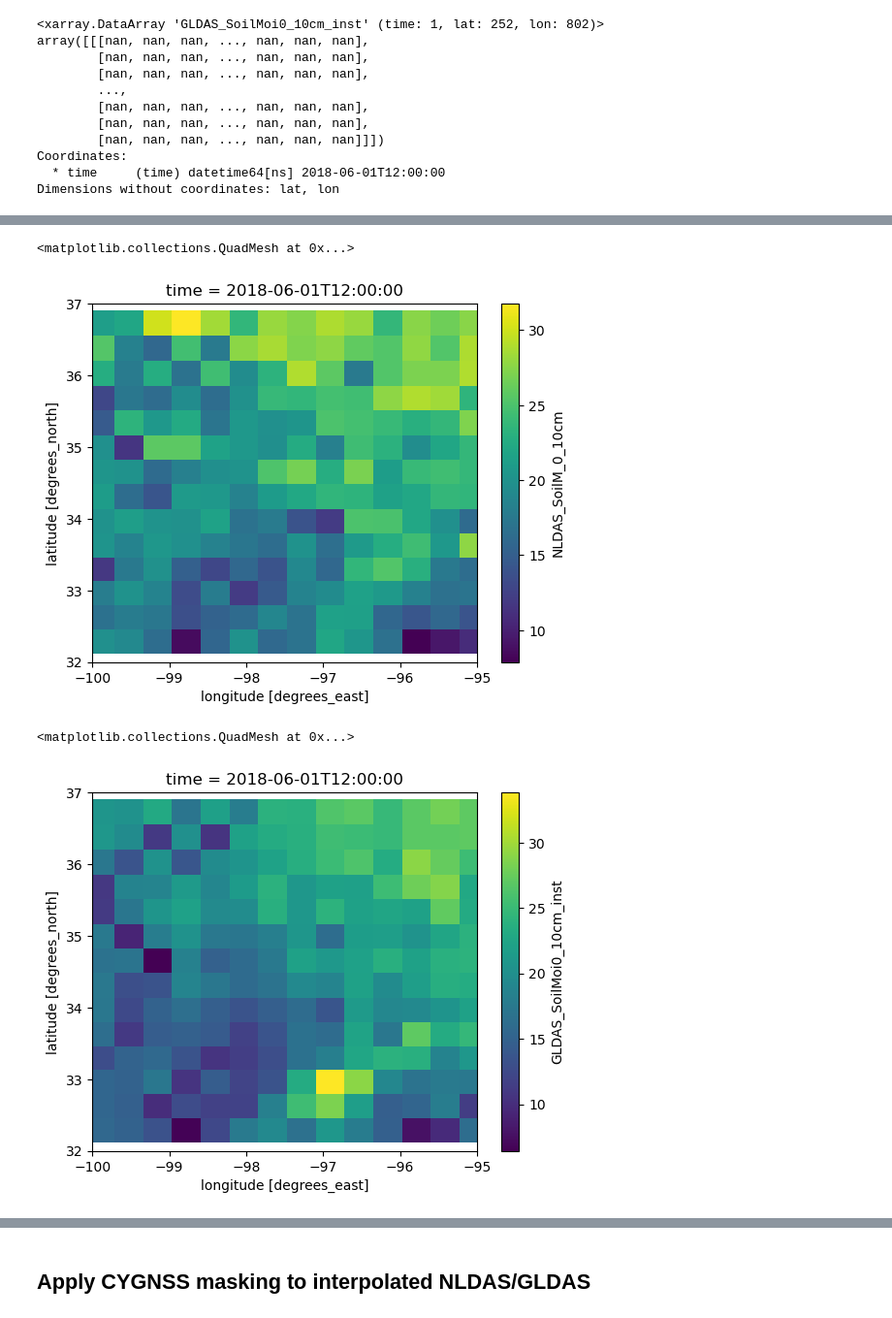
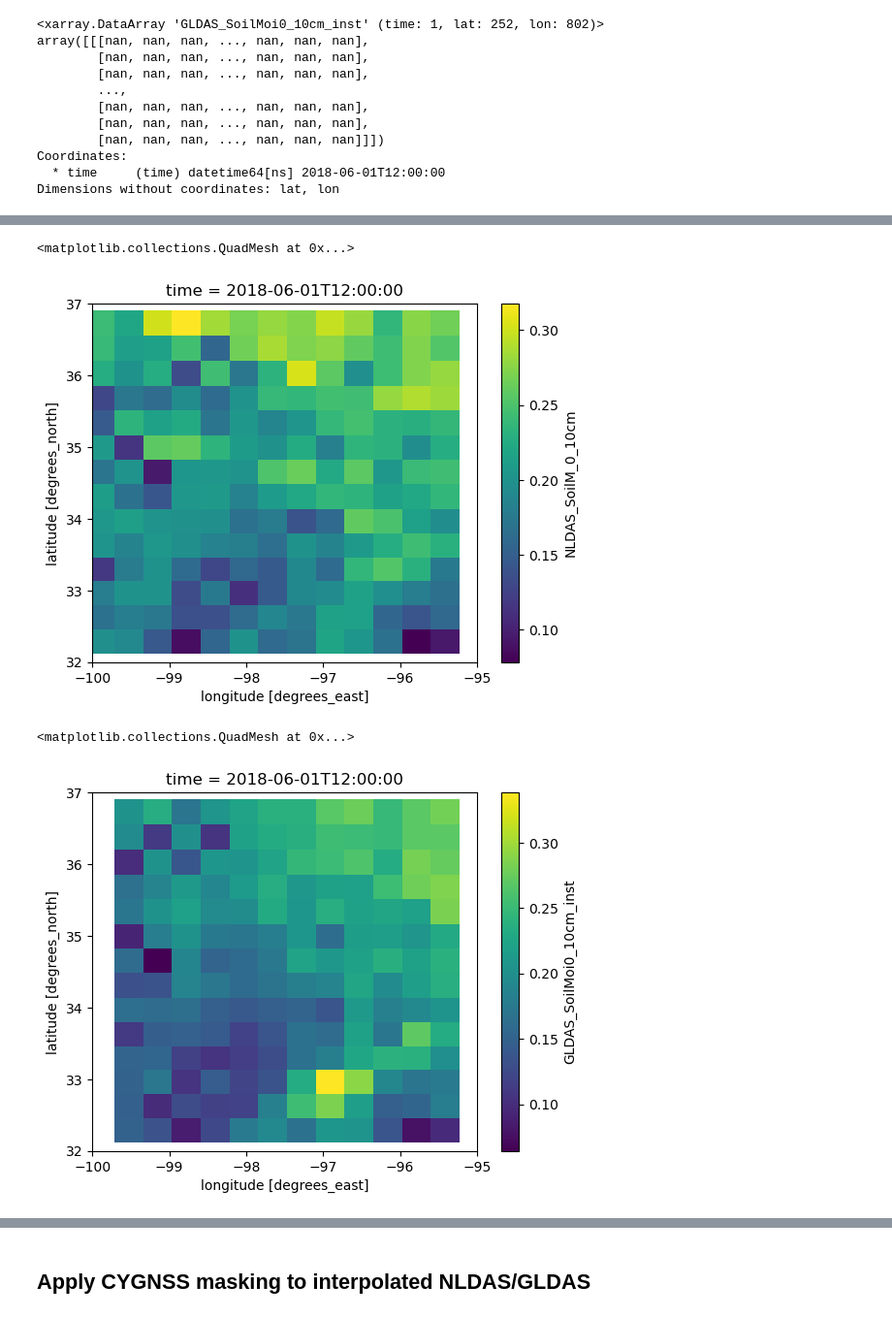
Before and after one commit to alexishunzinger/gesdisc-use-cases, a Jupyter notebook: mocko-ldas-comparison/ldas-comparison.ipynb, the cells around one changed output, grey strips where cells are left out. Shown: that part at 97% size. Saved outputs shown, nothing was run; the diff lists cells and outputs as text; code cells hidden in the pictures.

Commit message:
Clean up interpolation and add area averaging

```diff
--- a/mocko-ldas-comparison/ldas-comparison.ipynb
+++ b/mocko-ldas-comparison/ldas-comparison.ipynb
@@ -336,14 +342,14 @@ array([[[nan, nan, nan, ..., nan, nan, nan],
 # %%
 %%time
 # GLDAS --> CYGNSS interpolation
-nx, ny = np.meshgrid(gldas_ds.lon.values, gldas_ds.lat.values)
+nx, ny = np.meshgrid(gldas_sgp.lon.values, gldas_sgp.lat.values)
 gldas_pts = np.stack([nx.ravel(), ny.ravel()], axis=1)
 
 cx, cy = cygnss_ds.longitude.values, cygnss_ds.latitude.values
 cygnss_pts = np.stack([cx.ravel(), cy.ravel()], axis=1)
 
-gldas_sm_interp = griddata(gldas_pts, gldas_ds_daily.SoilMoi0_10cm_inst[0,:,:].values.flatten(), cygnss_pts, method='linear')
+gldas_sm_interp = griddata(gldas_pts, gldas_sgp.SoilMoi0_10cm_inst[0,:,:].values.flatten(), cygnss_pts, method='linear')
 
 gldas_sm_interp = gldas_sm_interp.reshape(1, 252, 802)
-gldas_sm_interp
+#gldas_sm_interp
 # %% [output]
@@ -361,5 +366,5 @@ Add interpolated variables to CYGNSS data array
 # %%
-cygnss_ds = cygnss_ds.assign(NLDAS_SoilM_0_10cm=(["time", "lat", "lon"], nldas_sm_interp))
+cygnss_ds = cygnss_ds.assign(NLDAS_SoilM_0_10cm=(["time", "lat", "lon"], nldas_sm_interp/100))
 cygnss_ds.NLDAS_SoilM_0_10cm
 # %% [output]
 <xarray.DataArray 'NLDAS_SoilM_0_10cm' (time: 1, lat: 252, lon: 802)>
@@ -374,7 +379,7 @@ Coordinates:
   * time     (time) datetime64[ns] 2018-06-01T12:00:00
 Dimensions without coordinates: lat, lon
 # %%
-cygnss_ds = cygnss_ds.assign(GLDAS_SoilMoi0_10cm_inst=(["time", "lat", "lon"], gldas_sm_interp))
+cygnss_ds = cygnss_ds.assign(GLDAS_SoilMoi0_10cm_inst=(["time", "lat", "lon"], gldas_sm_interp/100))
 cygnss_ds.GLDAS_SoilMoi0_10cm_inst
 # %% [output]
 <xarray.DataArray 'GLDAS_SoilMoi0_10cm_inst' (time: 1, lat: 252, lon: 802)>
@@ -393,16 +403,16 @@ Dimensions without coordinates: lat, lon
 cygnss_interp_ra = cygnss_ds.set_coords(("latitude", "longitude"))
 
 # Clip the soil moisture variable to the specified bounding box for Southern Great Plains
-cygnss_interp_sgp_sm = cygnss_interp_ra.where((cygnss_interp_ra.latitude > min_lat) & (cygnss_interp_ra.latitude < max_lat) & (cygnss_interp_ra.longitude > min_lon) & (cygnss_interp_ra.longitude < max_lon))
+cygnss_interp_sgp = cygnss_interp_ra.where((cygnss_interp_ra.latitude > min_lat) & (cygnss_interp_ra.latitude < max_lat) & (cygnss_interp_ra.longitude > min_lon) & (cygnss_interp_ra.longitude < max_lon))
 
 # Plot the regridded NLDAS variable on the CYGNSS grid
-cygnss_interp_sgp_sm.NLDAS_SoilM_0_10cm[0,:,:].plot(x="longitude", y="latitude",xlim=(min_lon,max_lon),ylim=(min_lat,max_lat))
+cygnss_interp_sgp.NLDAS_SoilM_0_10cm[0,:,:].plot(x="longitude", y="latitude",xlim=(min_lon,max_lon),ylim=(min_lat,max_lat))
 # %% [output]
 <matplotlib.collections.QuadMesh at 0x...>
-[figure, old version]
+[figure, new version]
 # %%
 # Plot the regridded GLDAS variable on the CYGNSS grid
-cygnss_interp_sgp_sm.GLDAS_SoilMoi0_10cm_inst[0,:,:].plot(x="longitude", y="latitude",xlim=(min_lon,max_lon),ylim=(min_lat,max_lat))
+cygnss_interp_sgp.GLDAS_SoilMoi0_10cm_inst[0,:,:].plot(x="longitude", y="latitude",xlim=(min_lon,max_lon),ylim=(min_lat,max_lat))
 # %% [output]
 <matplotlib.collections.QuadMesh at 0x...>
-[figure, old version]
+[figure, new version]
```
Also changed, not shown: parts of 26 cells of this notebook.
